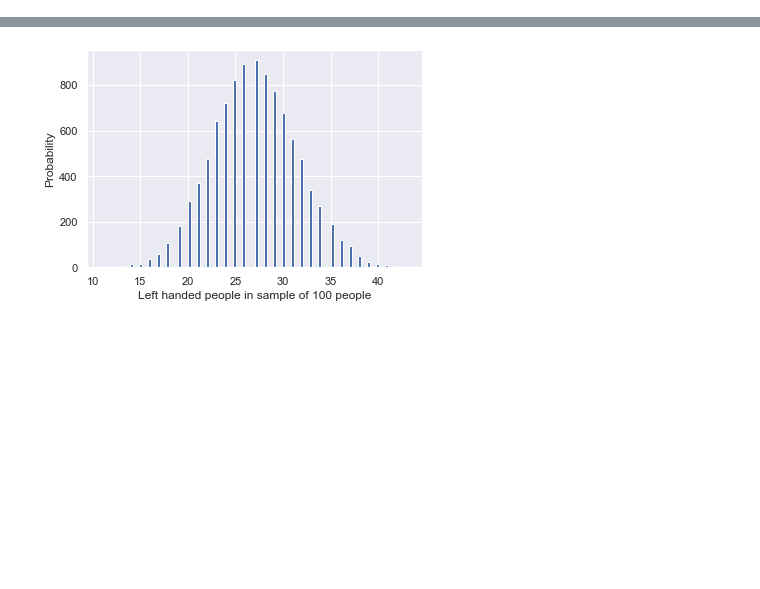
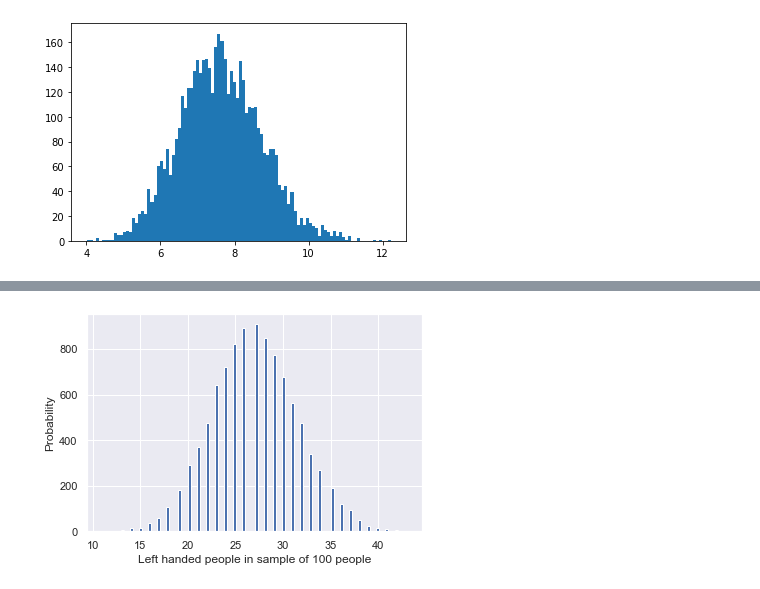
Before and after one commit to mmoskala07/Data-Analytics-Scripts, a Jupyter notebook: Lab 2 and 3 - Probabilistic Building Blocks/Lab3.ipynb, the cells around one changed output, grey strips where cells are left out. Drawn from its saved outputs; the diff is of its cells as text; code cells hidden in the pictures; blank space fills up the shorter version.

Commit message:
Added PyStan Sampling to Lab3

```diff
--- a/Lab 2 and 3 - Probabilistic Building Blocks/Lab3.ipynb
+++ b/Lab 2 and 3 - Probabilistic Building Blocks/Lab3.ipynb
@@ -53,4 +53,14 @@ import pystan
 import stan_utility
 import arviz as az
 
-# I can't do that
+model_prior=stan_utility.compile_model('prior_tune_Gamma.stan')
+data=dict(y_guess=np.array([1, 0.1]),theta=np.array([10, 5]))
+sim_nm = model_prior.sampling(data=data,
+                            seed=1052020,
+                            algorithm="Fixed_param",
+                            iter=1,
+                            warmup=0,
+                            chains=1)
+alpha = np.round(sim_nm.extract()['alpha'][0])
+beta = np.round(sim_nm.extract()['beta'][0])
+print('Alpha: {:.3f}, Beta: {:.3f}'.format(alpha, beta))
@@ -56,0 +70,10 @@ import arviz as az
+# %%
+gamma_model = stan_utility.compile_model('Gamma.stan')
+gamma_sampled = gamma_model.sampling(data={'alpha': alpha,
+                                           'beta': beta},
+                                     iter=10000,
+                                     chains=1,
+                                     seed=42342)
+Gamma_dist = gamma_sampled.extract()
+Gamma_dist_hist = plt.hist(Gamma_dist['y'], bins=100)
+# %% [output]
@@ -56,0 +81 @@ import arviz as az
+[figure, added]
```
Also changed, not shown: parts of 6 cells of this notebook, 11 other files.
